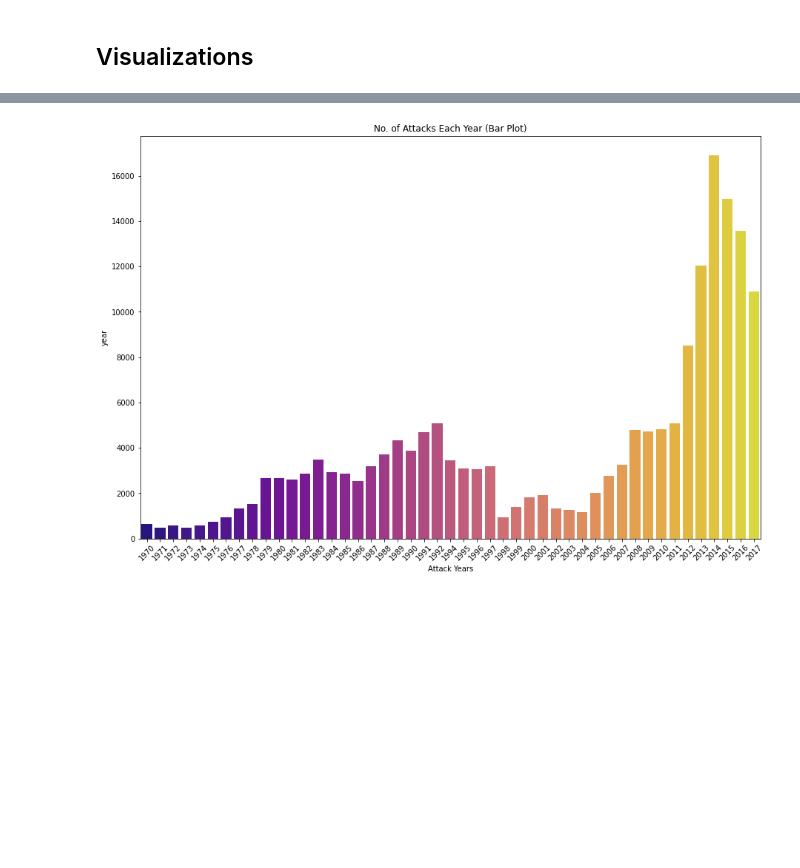
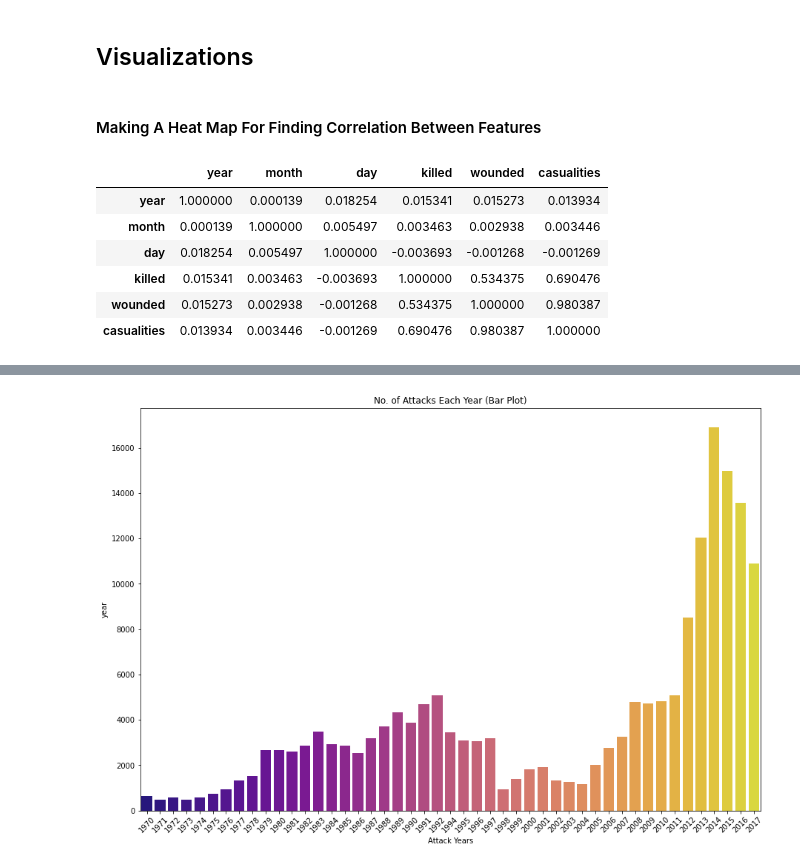
Before and after one commit to SyedHuzaifa007/The-Sparks-Foundation-Task-4, a Jupyter notebook: Exploratory_Analysis_Terrorism.ipynb, the cells around one changed output, grey strips where cells are left out. Saved outputs shown, nothing was run; the diff lists cells and outputs as text; code cells hidden in the pictures; blank space fills up the shorter version.

```diff
--- a/Exploratory_Analysis_Terrorism.ipynb
+++ b/Exploratory_Analysis_Terrorism.ipynb
@@ -154,3 +156,5 @@ terror_df['year'].value_counts(dropna=False).sort_index()
 Name: year, dtype: int64
 # %% [markdown]
 ##  Visualizations
+# %% [markdown]
+#### Making A Heat Map For Finding Correlation Between Features
@@ -156,0 +166,10 @@ Name: year, dtype: int64
+# %%
+terror_df.corr()
+# %% [output]
+|  | year | month | day | killed | wounded | casualities |
+| year | 1.000000 | 0.000139 | 0.018254 | 0.015341 | 0.015273 | 0.013934 |
+| month | 0.000139 | 1.000000 | 0.005497 | 0.003463 | 0.002938 | 0.003446 |
+| day | 0.018254 | 0.005497 | 1.000000 | -0.003693 | -0.001268 | -0.001269 |
+| killed | 0.015341 | 0.003463 | -0.003693 | 1.000000 | 0.534375 | 0.690476 |
+| wounded | 0.015273 | 0.002938 | -0.001268 | 0.534375 | 1.000000 | 0.980387 |
+| casualities | 0.013934 | 0.003446 | -0.001269 | 0.690476 | 0.980387 | 1.000000 |
```
Also changed, not shown: parts of 10 cells of this notebook.
